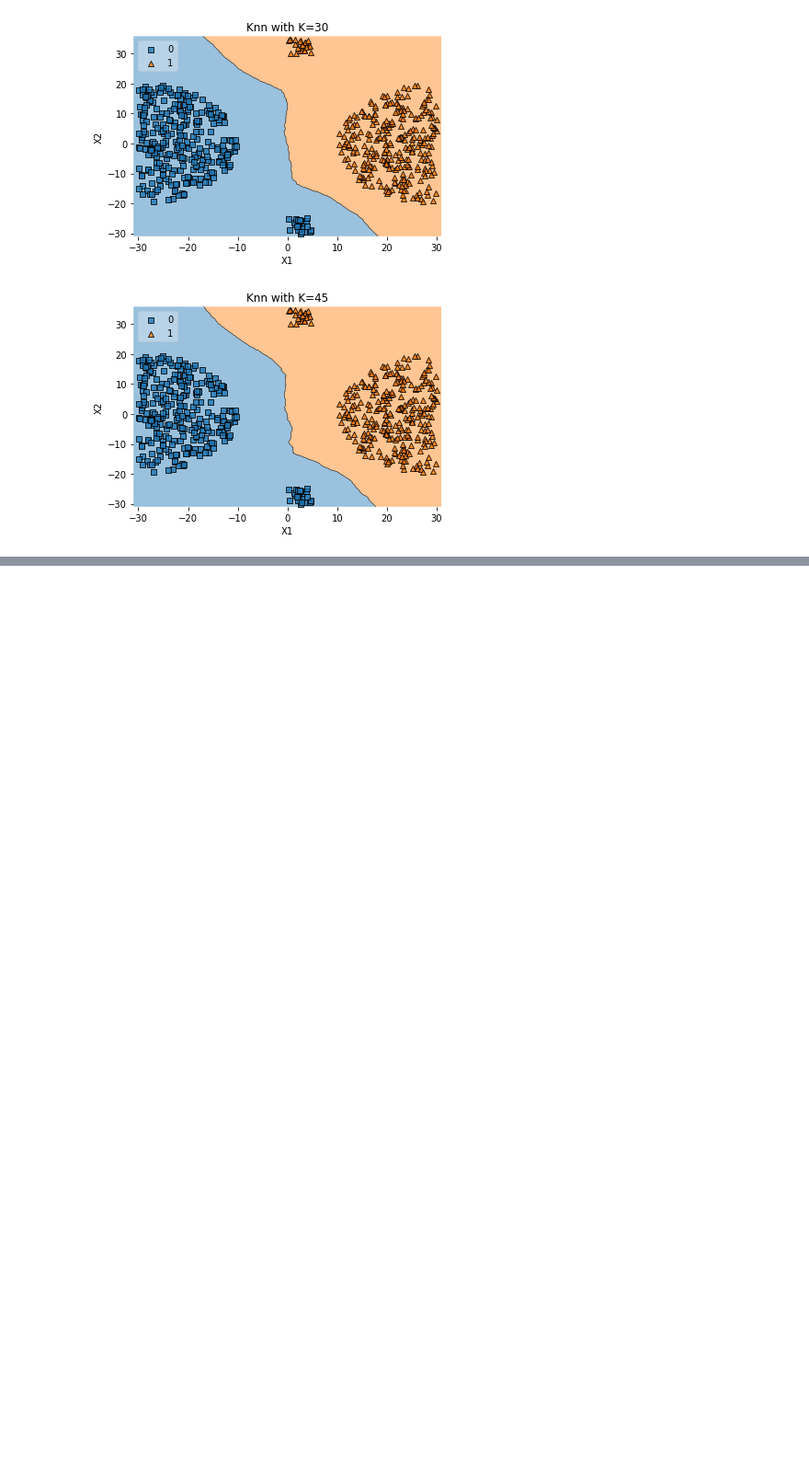
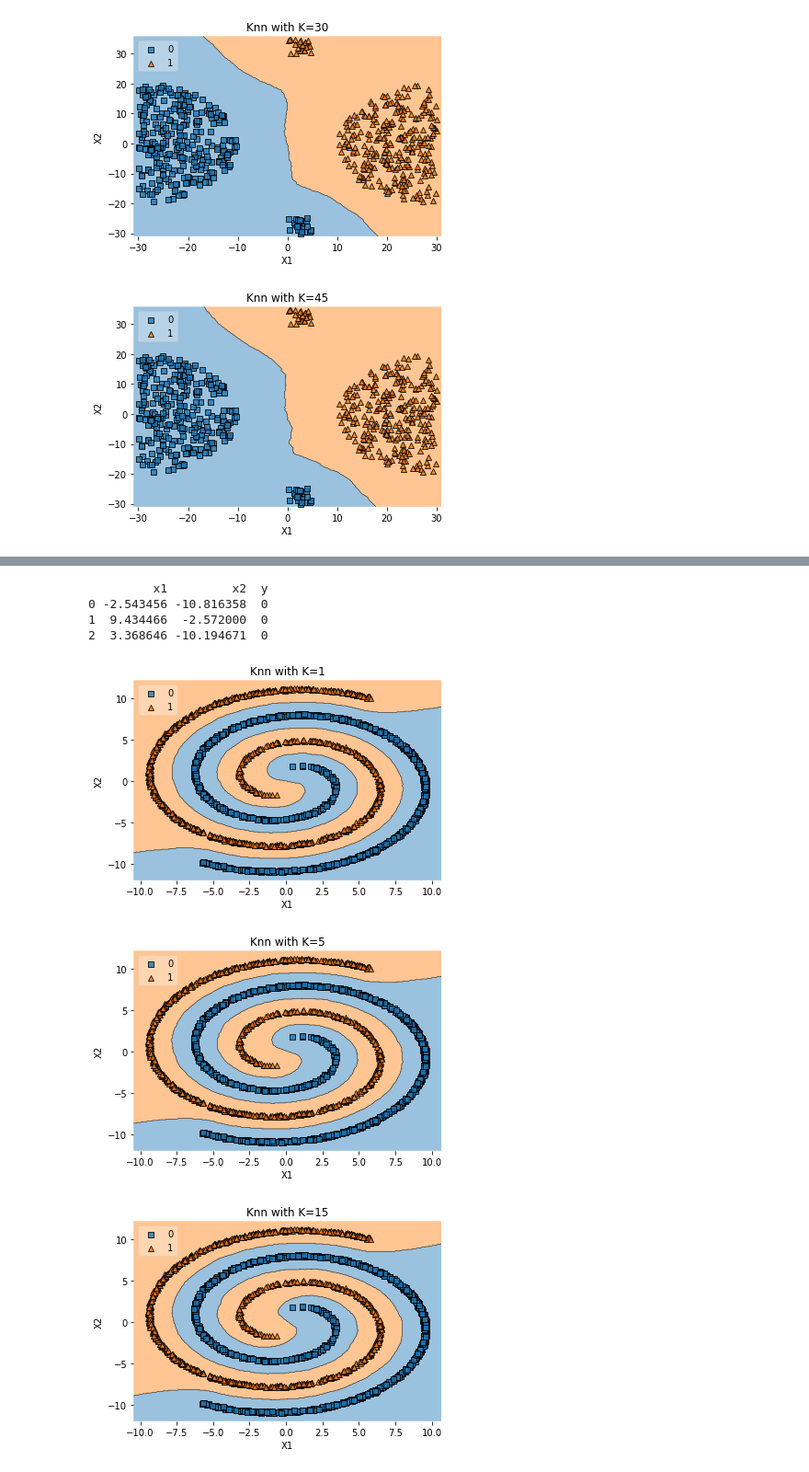
Before and after one commit to brijrajgohil/DataScienceProjects, a Jupyter notebook: AI/KNN/KNN_KFold.ipynb, the cells around one changed output, grey strips where cells are left out. Shown at 92% size. Saved outputs shown, nothing was run; the diff lists cells and outputs as text; code cells hidden in the pictures; blank space fills up the shorter version.

```diff
--- a/AI/KNN/KNN.ipynb
+++ b/AI/KNN/KNN_KFold.ipynb
@@ -122,0 +124,13 @@ for i in [1, 5, 15, 30, 45]:
+# %%
+data = pd.read_csv("demo_data/8.twospirals.csv", names=["x1", "x2", "y"])
+print(data.head(3))
+for i in [1, 5, 15, 30, 45]:
+    knn_comparision(data, i)
+# %% [output]
+         x1         x2  y
+0 -2.543456 -10.816358  0
+1  9.434466  -2.572000  0
+2  3.368646 -10.194671  0
+[figure, added]
+[figure, added]
+[figure, added]
```
Also changed, not shown: parts of 4 cells of this notebook.
